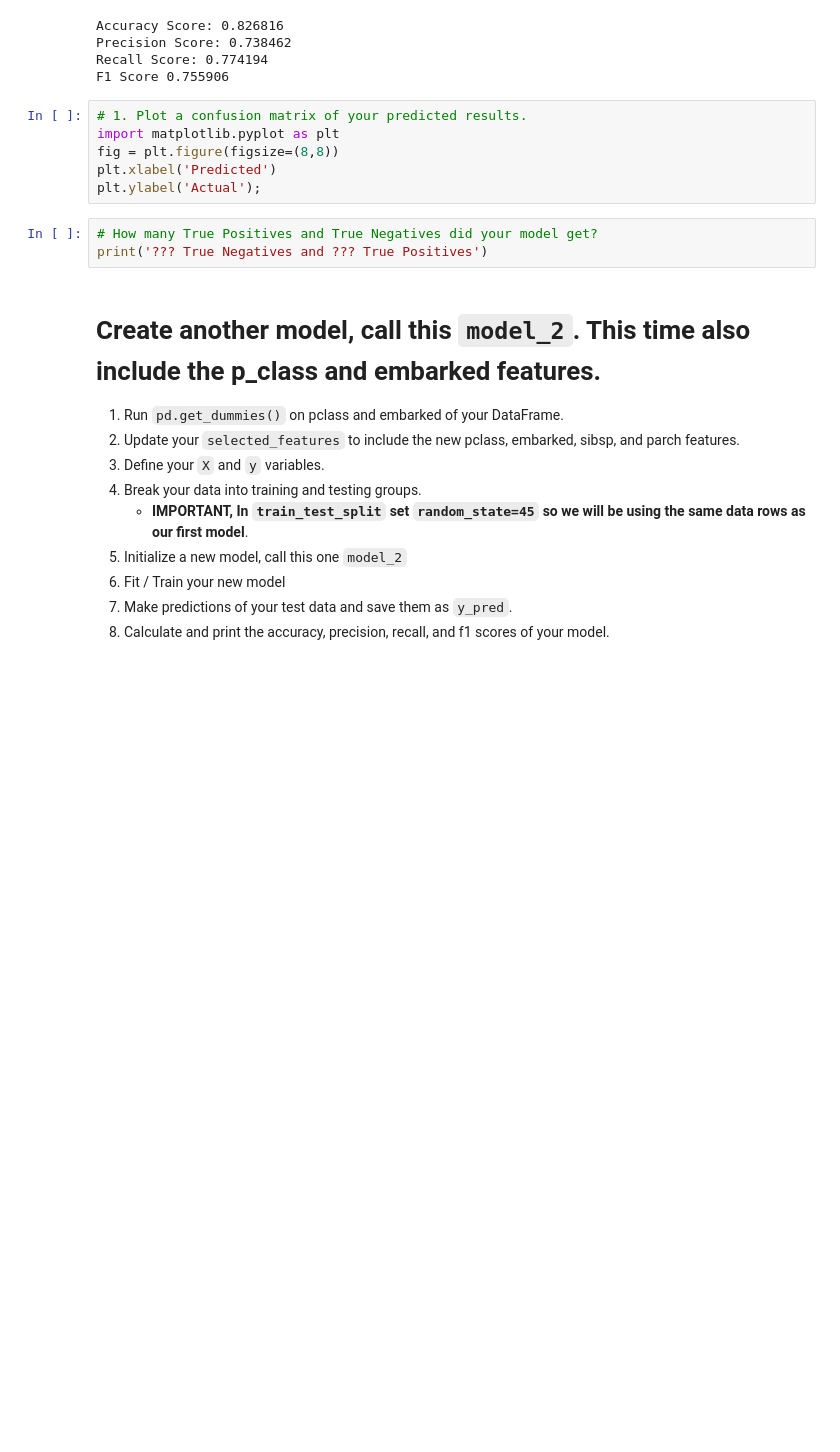
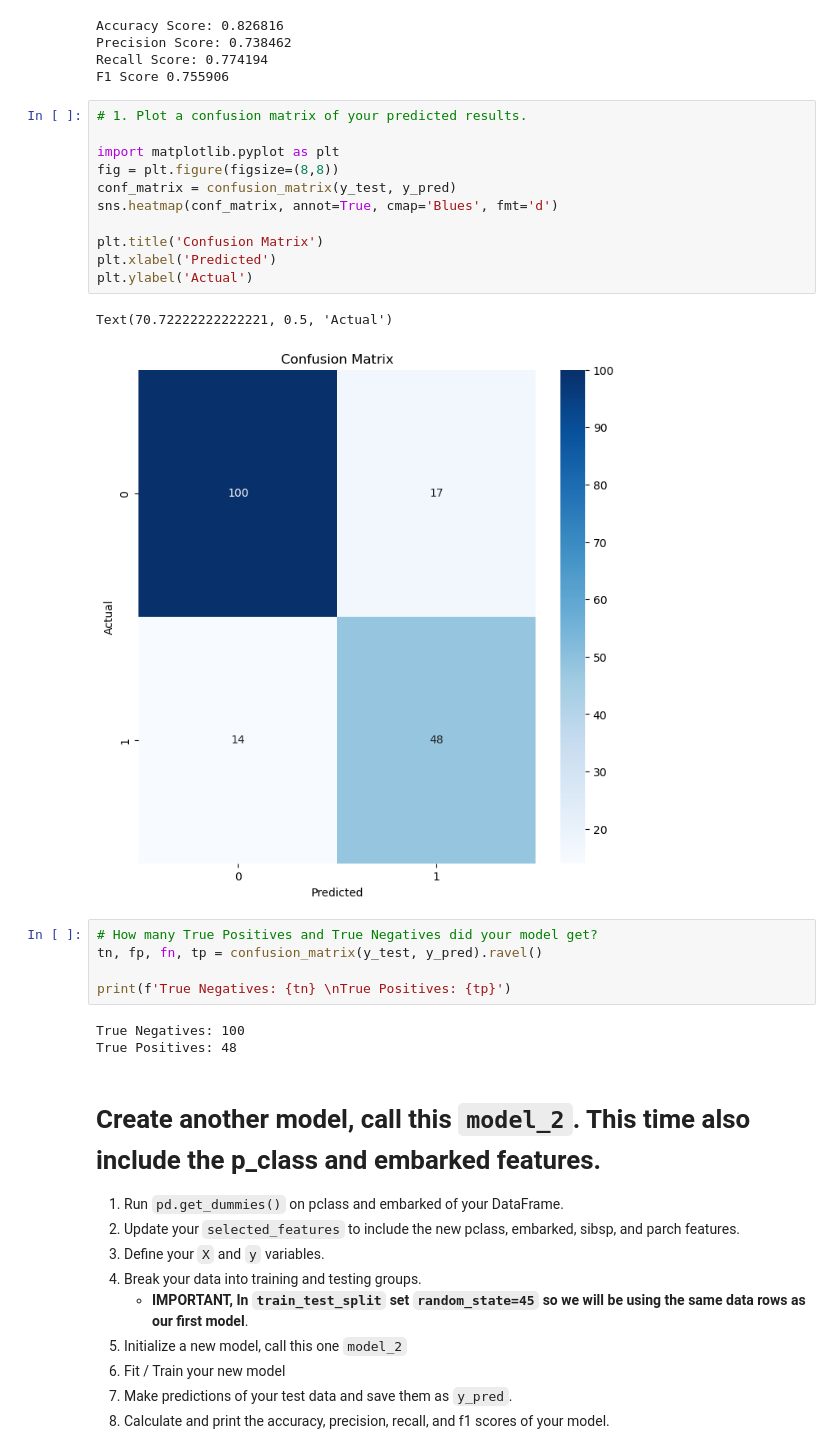
Before and after one commit to ImrulNYC/My-fork-2024-DS-Tue, a Jupyter notebook: Week-06-Classification/Exercise_IH.ipynb, the cells around one changed output. Cells and saved outputs as stored; diff of their text form; blank space fills up the shorter version.

```diff
--- a/Week-06-Classification/Exercise_IH.ipynb
+++ b/Week-06-Classification/Exercise_IH.ipynb
@@ -203,13 +203,26 @@ Recall Score: 0.774194
 F1 Score 0.755906
 # %%
 # 1. Plot a confusion matrix of your predicted results.
+
 import matplotlib.pyplot as plt
 fig = plt.figure(figsize=(8,8))
+conf_matrix = confusion_matrix(y_test, y_pred)
+sns.heatmap(conf_matrix, annot=True, cmap='Blues', fmt='d')
+
+plt.title('Confusion Matrix')
 plt.xlabel('Predicted')
-plt.ylabel('Actual');
+plt.ylabel('Actual')
+# %% [output]
+Text(70.72222222222221, 0.5, 'Actual')
+[figure, added]
 # %%
 # How many True Positives and True Negatives did your model get?
-print('??? True Negatives and ??? True Positives')
+tn, fp, fn, tp = confusion_matrix(y_test, y_pred).ravel()
+
+print(f'True Negatives: {tn} \nTrue Positives: {tp}')
+# %% [output]
+True Negatives: 100
+True Positives: 48
 # %% [markdown]
 # Create another model, call this `model_2`.  This time also include the p_class and embarked features.
 1. Run `pd.get_dummies()` on pclass and embarked of your DataFrame.
```
Also changed, not shown: parts of 1 cell of this notebook.
